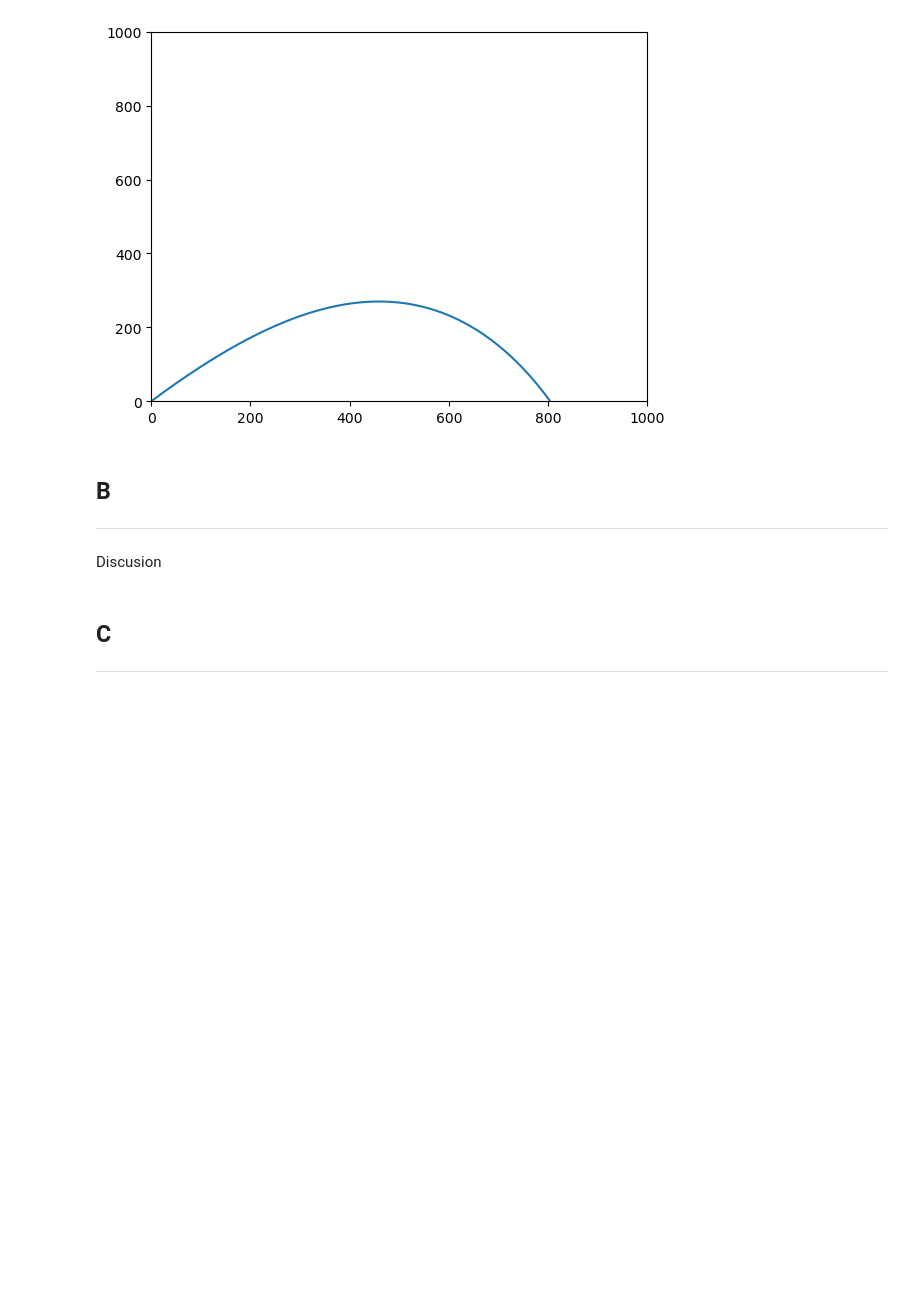
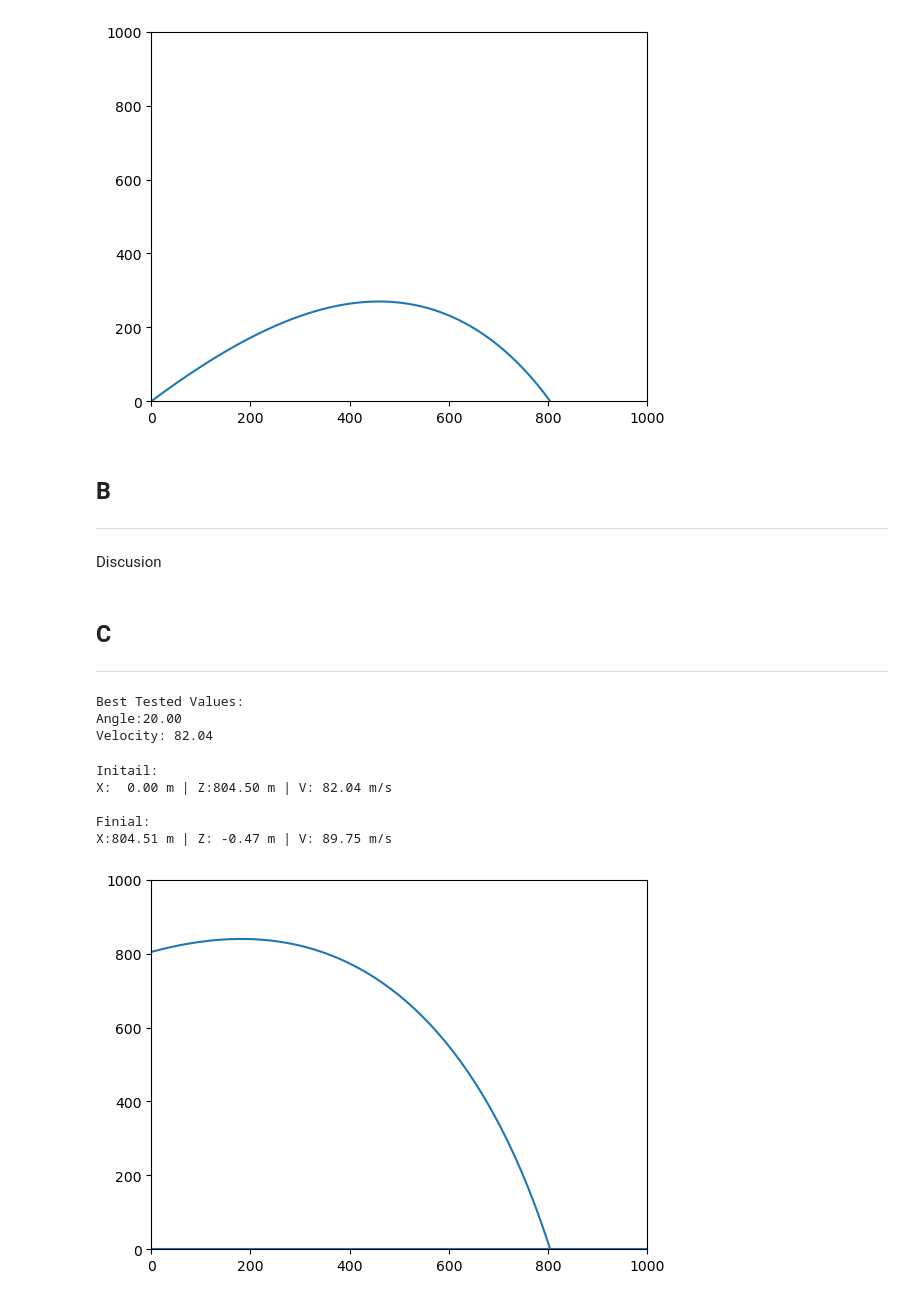
Before and after one commit to Hdog0723/Computing-Project-2, a Jupyter notebook: Project_2.ipynb, the cells around one changed output. Saved outputs shown, nothing was run; the diff lists cells and outputs as text; code cells hidden in the pictures; blank space fills up the shorter version.

```diff
--- a/Project_2.ipynb
+++ b/Project_2.ipynb
@@ -68,10 +68,10 @@ def system(t,state):
 ### Funcions For Solution
 # %%
 
-def z_zero(x0,z0,theta,v,t_initial,target,t_step):
+def z_zero(theta,v,t_initial,target,t_step):
     vx=v*np.cos(np.deg2rad(theta))
     vz=v*np.sin(np.deg2rad(theta))
-    sol=np.array([x0,z0,vx,vz])
+    sol=np.array([0,0,vx,vz])
     t=t_initial
     z=1
 
@@ -85,9 +85,9 @@ def z_zero(x0,z0,theta,v,t_initial,target,t_step):
 
 
 
-def find(x0,z0,theta,v_range,target,t_initial,t_step):
+def find(theta,v_range,target,t_initial,t_step):
     for v in v_range:
-        t_f=z_zero(x0,z0,theta,v,t_initial,target,t_step)
+        t_f=z_zero(theta,v,t_initial,target,t_step)
         if t_f!=None:
             return [theta,v,t_f]
     return None
@@ -97,7 +97,7 @@ def find(x0,z0,theta,v_range,target,t_initial,t_step):
 def solve_v0(target,t_initial,t_step,theta,v_min,v_max,v_step= 1000.0):
 
     v_range=np.arange(v_min,v_max+v_step,v_step)
-    sol=find(0,0,theta,v_range,target,t_initial,t_step)
+    sol=find(theta,v_range,target,t_initial,t_step)
     if sol==None:
         # print(f'None For {theta}')
         return None,None,None
@@ -224,0 +271,37 @@ Discusion
+# %%
+z0=804.5
+best=Solve_Best(804.5,z0)
+print(f"Best Tested Values:\nAngle:{best[0]:5.2f}\nVelocity:{best[1]:6.2f}")
+# %% [output]
+Best Tested Values:
+Angle:20.00
+Velocity: 82.04
+# %%
+# Validation
+v0=best[1] #m/s
+theta0=best[0]
+t_initial=0
+t_step=0.0001
+
+y0=np.array([0,z0,v0*np.cos(np.deg2rad(theta0)),v0*np.sin(np.deg2rad(theta0))])
+
+t_c,v=Euler(t_initial,best[2],t_step,y0,system)
+
+initial=v[0]
+finial=v[len(v)-1]
+print(f'Initail:\nX:{initial[0]:6.2f} m | Z:{initial[1]:6.2f} m | V:{np.sqrt(initial[2]**2+initial[3]**2):6.2f} m/s\n')
+print(f'Finial:\nX:{finial[0]:6.2f} m | Z:{finial[1]:6.2f} m | V:{np.sqrt(finial[2]**2+finial[3]**2):6.2f} m/s')
+
+v=v.T
+plt.plot(v[0],v[1])
+plt.hlines(0,0,1000)
+plt.ylim((0,1000))
+plt.xlim((0,1000))
+plt.show()
+# %% [output]
+Initail:
+X:  0.00 m | Z:804.50 m | V: 82.04 m/s
+
+Finial:
+X:804.51 m | Z: -0.47 m | V: 89.75 m/s
+[figure, added]
```
Also changed, not shown: parts of 3 cells of this notebook.
